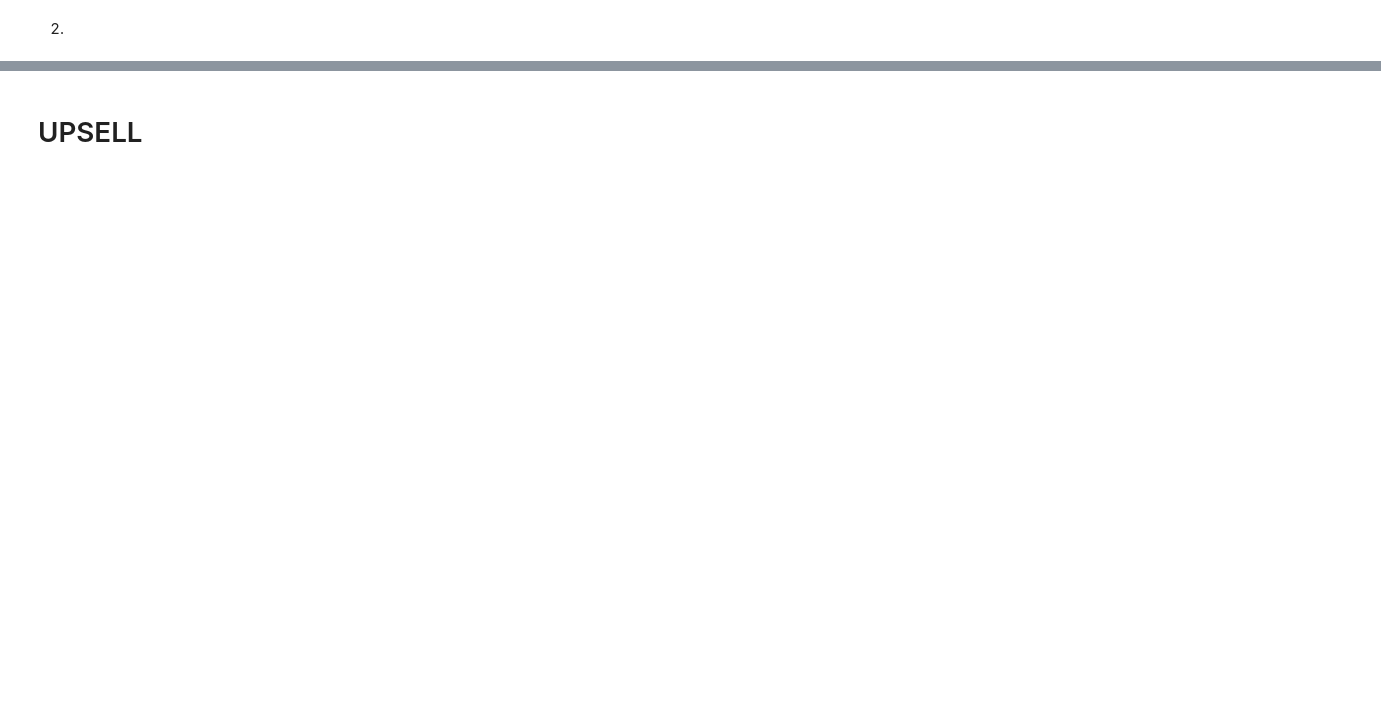
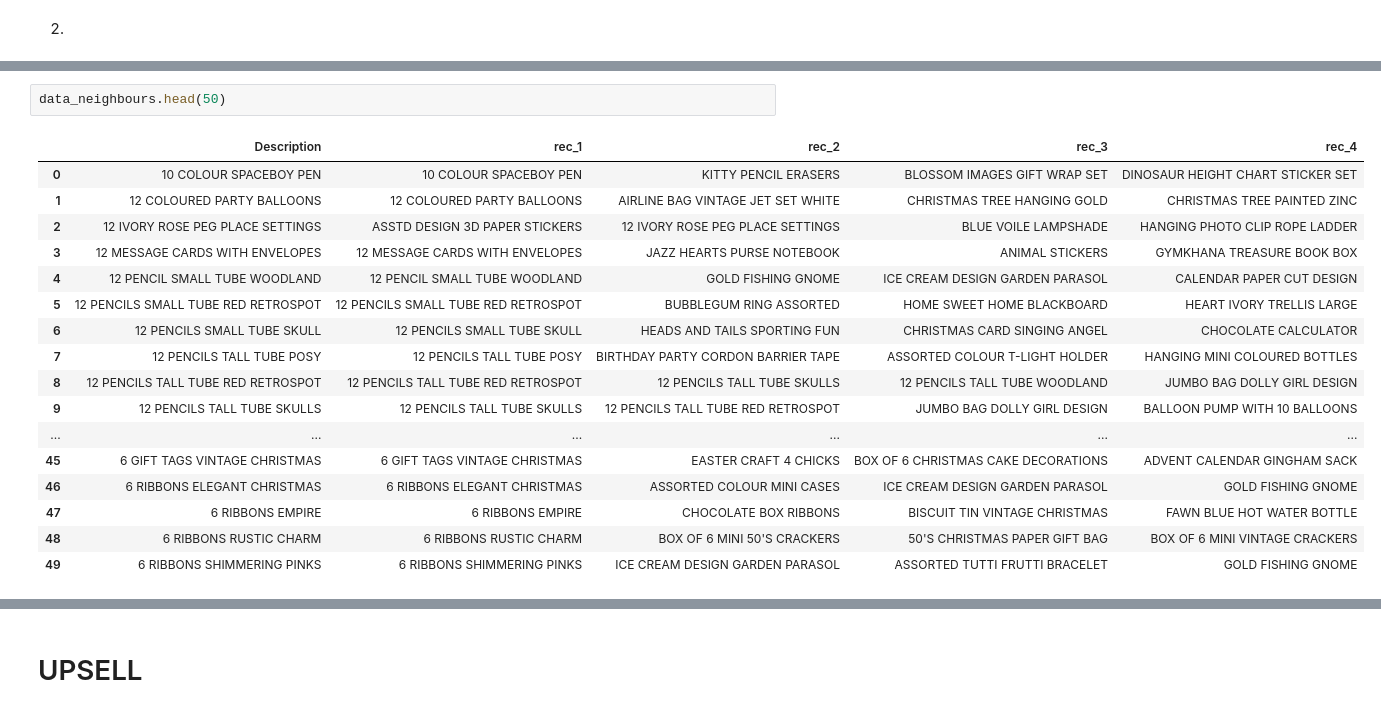
Before and after one commit to Swapnil-Damate/Upselling-and-cross-selling-, a Jupyter notebook: Crossselling_Upselling_OnlineRetail.ipynb, the cells around one changed output, grey strips where cells are left out. Drawn from its saved outputs; the diff is of its cells as text; blank space fills up the shorter version.

```diff
--- a/Crossselling_Upselling_OnlineRetail.ipynb
+++ b/Crossselling_Upselling_OnlineRetail.ipynb
@@ -329,0 +393,20 @@ recommended item for CROOSSELL: ['6 RIBBONS SHIMMERING PINKS', '6 RIBBONS RUSTIC
+# %%
+data_neighbours.head(50)
+# %% [output]
+|  | Description | rec_1 | rec_2 | rec_3 | rec_4 |
+| 0 | 10 COLOUR SPACEBOY PEN | 10 COLOUR SPACEBOY PEN | KITTY PENCIL ERASERS | BLOSSOM IMAGES GIFT WRAP SET | DINOSAUR HEIGHT CHART STICKER SET |
+| 1 | 12 COLOURED PARTY BALLOONS | 12 COLOURED PARTY BALLOONS | AIRLINE BAG VINTAGE JET SET WHITE | CHRISTMAS TREE HANGING GOLD | CHRISTMAS TREE PAINTED ZINC |
+| 2 | 12 IVORY ROSE PEG PLACE SETTINGS | ASSTD DESIGN 3D PAPER STICKERS | 12 IVORY ROSE PEG PLACE SETTINGS | BLUE VOILE LAMPSHADE | HANGING PHOTO CLIP ROPE LADDER |
+| 3 | 12 MESSAGE CARDS WITH ENVELOPES | 12 MESSAGE CARDS WITH ENVELOPES | JAZZ HEARTS PURSE NOTEBOOK | ANIMAL STICKERS | GYMKHANA TREASURE BOOK BOX |
+| 4 | 12 PENCIL SMALL TUBE WOODLAND | 12 PENCIL SMALL TUBE WOODLAND | GOLD FISHING GNOME | ICE CREAM DESIGN GARDEN PARASOL | CALENDAR PAPER CUT DESIGN |
+| 5 | 12 PENCILS SMALL TUBE RED RETROSPOT | 12 PENCILS SMALL TUBE RED RETROSPOT | BUBBLEGUM RING ASSORTED | HOME SWEET HOME BLACKBOARD | HEART IVORY TRELLIS LARGE |
+| 6 | 12 PENCILS SMALL TUBE SKULL | 12 PENCILS SMALL TUBE SKULL | HEADS AND TAILS SPORTING FUN | CHRISTMAS CARD SINGING ANGEL | CHOCOLATE CALCULATOR |
+| 7 | 12 PENCILS TALL TUBE POSY | 12 PENCILS TALL TUBE POSY | BIRTHDAY PARTY CORDON BARRIER TAPE | ASSORTED COLOUR T-LIGHT HOLDER | HANGING MINI COLOURED BOTTLES |
+| 8 | 12 PENCILS TALL TUBE RED RETROSPOT | 12 PENCILS TALL TUBE RED RETROSPOT | 12 PENCILS TALL TUBE SKULLS | 12 PENCILS TALL TUBE WOODLAND | JUMBO BAG DOLLY GIRL DESIGN |
+| 9 | 12 PENCILS TALL TUBE SKULLS | 12 PENCILS TALL TUBE SKULLS | 12 PENCILS TALL TUBE RED RETROSPOT | JUMBO BAG DOLLY GIRL DESIGN | BALLOON PUMP WITH 10 BALLOONS |
+| ... | ... | ... | ... | ... | ... |
+| 45 | 6 GIFT TAGS VINTAGE CHRISTMAS | 6 GIFT TAGS VINTAGE CHRISTMAS | EASTER CRAFT 4 CHICKS | BOX OF 6 CHRISTMAS CAKE DECORATIONS | ADVENT CALENDAR GINGHAM SACK |
+| 46 | 6 RIBBONS ELEGANT CHRISTMAS | 6 RIBBONS ELEGANT CHRISTMAS | ASSORTED COLOUR MINI CASES | ICE CREAM DESIGN GARDEN PARASOL | GOLD FISHING GNOME |
+| 47 | 6 RIBBONS EMPIRE | 6 RIBBONS EMPIRE | CHOCOLATE BOX RIBBONS | BISCUIT TIN VINTAGE CHRISTMAS | FAWN BLUE HOT WATER BOTTLE |
+| 48 | 6 RIBBONS RUSTIC CHARM | 6 RIBBONS RUSTIC CHARM | BOX OF 6 MINI 50'S CRACKERS | 50'S CHRISTMAS PAPER GIFT BAG | BOX OF 6 MINI VINTAGE CRACKERS |
+| 49 | 6 RIBBONS SHIMMERING PINKS | 6 RIBBONS SHIMMERING PINKS | ICE CREAM DESIGN GARDEN PARASOL | ASSORTED TUTTI FRUTTI BRACELET | GOLD FISHING GNOME |
```
Also changed, not shown: parts of 80 cells of this notebook.
